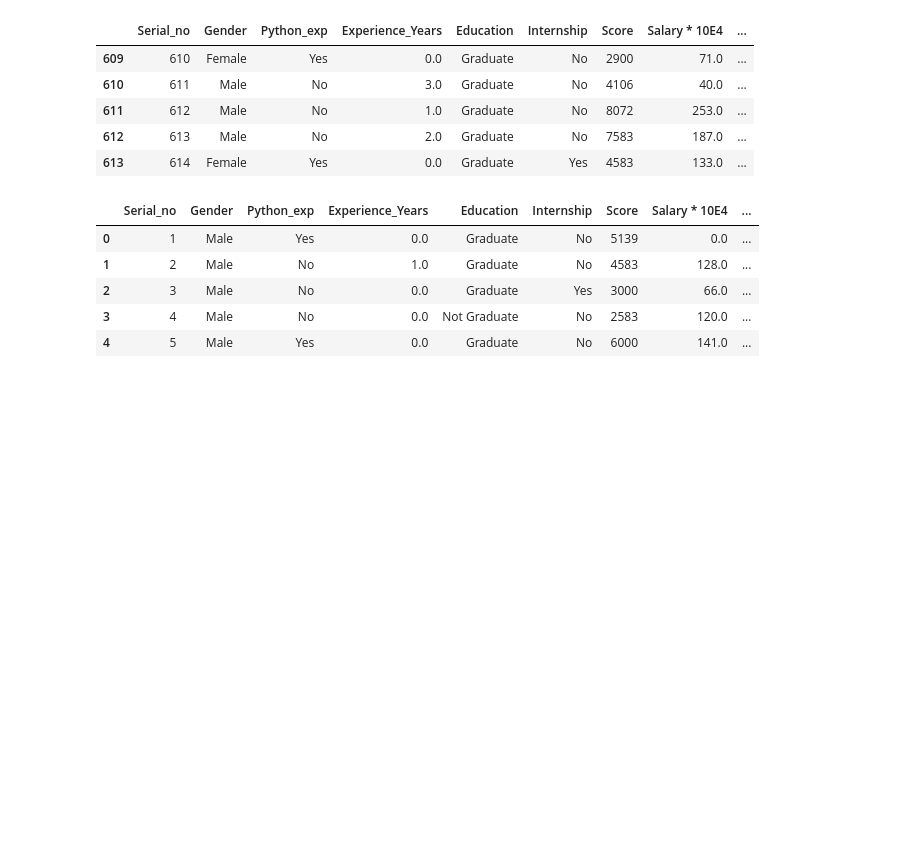
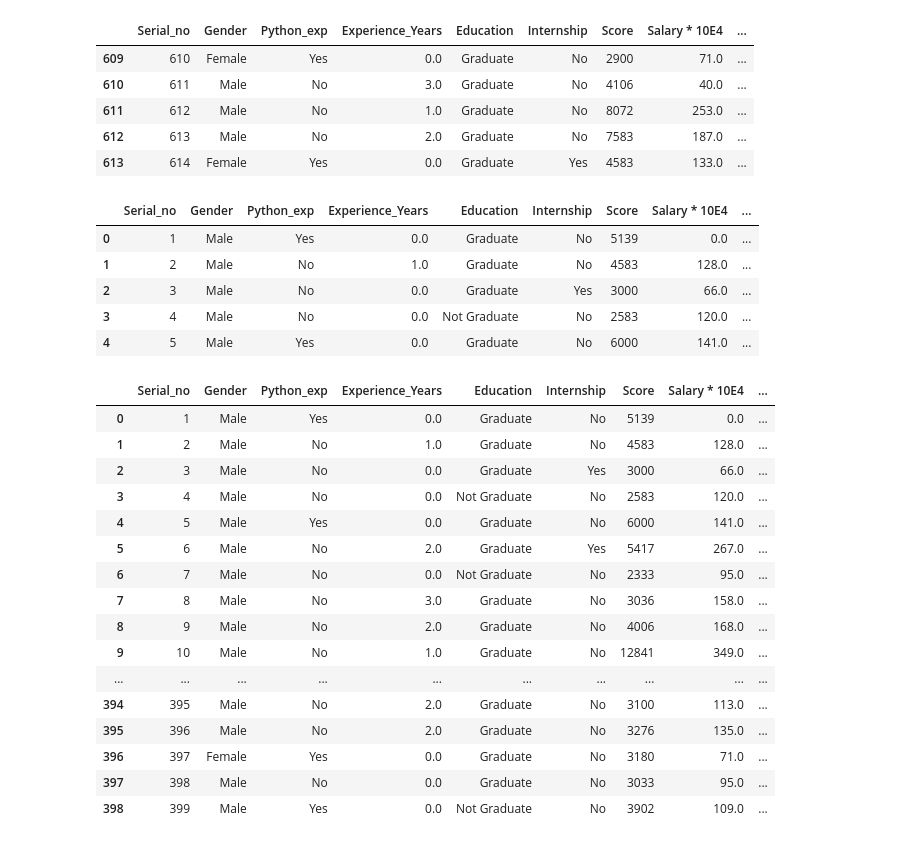
Before and after one commit to onolan/orlaithnolan, a Jupyter notebook: UCDPA_OrlaithNolanProject.ipynb, the cells around one changed output. Drawn from its saved outputs; the diff is of its cells as text; code cells hidden in the pictures; blank space fills up the shorter version.

```diff
--- a/UCDPA_OrlaithNolanProject.ipynb
+++ b/UCDPA_OrlaithNolanProject.ipynb
@@ -29,3 +31,25 @@ dataset.head()
 | 2 | 3 | Male | No | 0.0 | Graduate | Yes | 3000 | 66.0 | ... |
 | 3 | 4 | Male | No | 0.0 | Not Graduate | No | 2583 | 120.0 | ... |
 | 4 | 5 | Male | Yes | 0.0 | Graduate | No | 6000 | 141.0 | ... |
+# %%
+pd.set_option('display.max_rows', 500)
+# %%
+dataset.head(500)
+# %% [output]
+|  | Serial_no | Gender | Python_exp | Experience_Years | Education | Internship | Score | Salary * 10E4 | ... |
+| 0 | 1 | Male | Yes | 0.0 | Graduate | No | 5139 | 0.0 | ... |
+| 1 | 2 | Male | No | 1.0 | Graduate | No | 4583 | 128.0 | ... |
+| 2 | 3 | Male | No | 0.0 | Graduate | Yes | 3000 | 66.0 | ... |
+| 3 | 4 | Male | No | 0.0 | Not Graduate | No | 2583 | 120.0 | ... |
+| 4 | 5 | Male | Yes | 0.0 | Graduate | No | 6000 | 141.0 | ... |
+| 5 | 6 | Male | No | 2.0 | Graduate | Yes | 5417 | 267.0 | ... |
+| 6 | 7 | Male | No | 0.0 | Not Graduate | No | 2333 | 95.0 | ... |
+| 7 | 8 | Male | No | 3.0 | Graduate | No | 3036 | 158.0 | ... |
+| 8 | 9 | Male | No | 2.0 | Graduate | No | 4006 | 168.0 | ... |
+| 9 | 10 | Male | No | 1.0 | Graduate | No | 12841 | 349.0 | ... |
+| ... | ... | ... | ... | ... | ... | ... | ... | ... | ... |
+| 394 | 395 | Male | No | 2.0 | Graduate | No | 3100 | 113.0 | ... |
+| 395 | 396 | Male | No | 2.0 | Graduate | No | 3276 | 135.0 | ... |
+| 396 | 397 | Female | Yes | 0.0 | Graduate | No | 3180 | 71.0 | ... |
+| 397 | 398 | Male | No | 0.0 | Graduate | No | 3033 | 95.0 | ... |
+| 398 | 399 | Male | Yes | 0.0 | Not Graduate | No | 3902 | 109.0 | ... |
```
Also changed, not shown: parts of 1 cell of this notebook.
